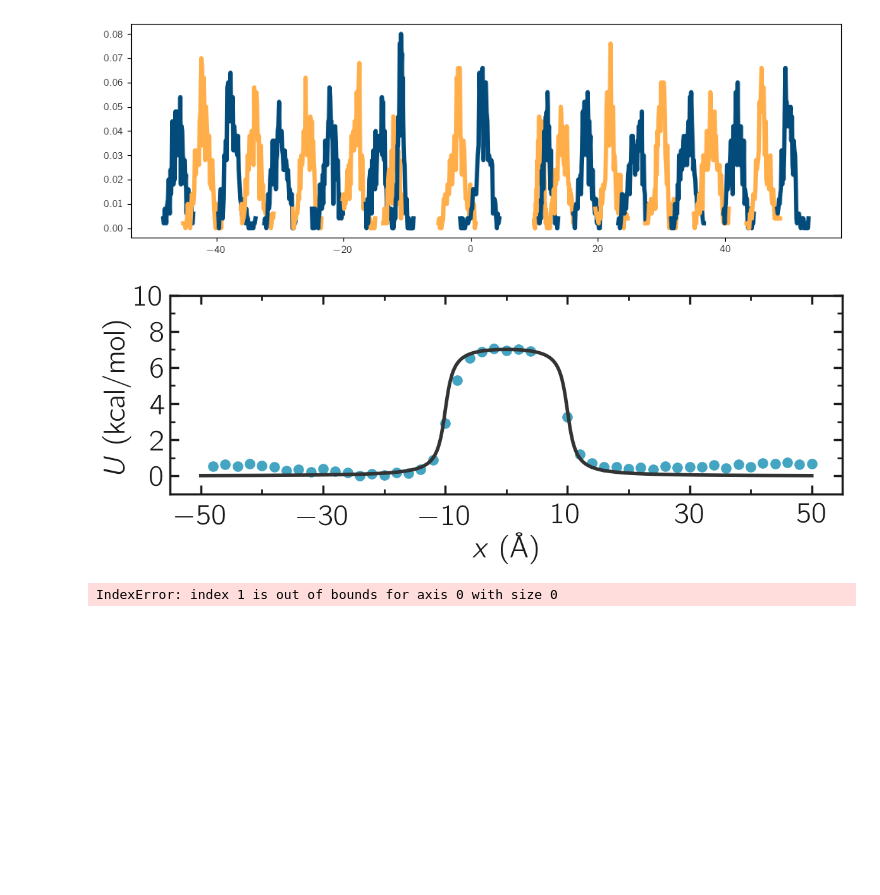
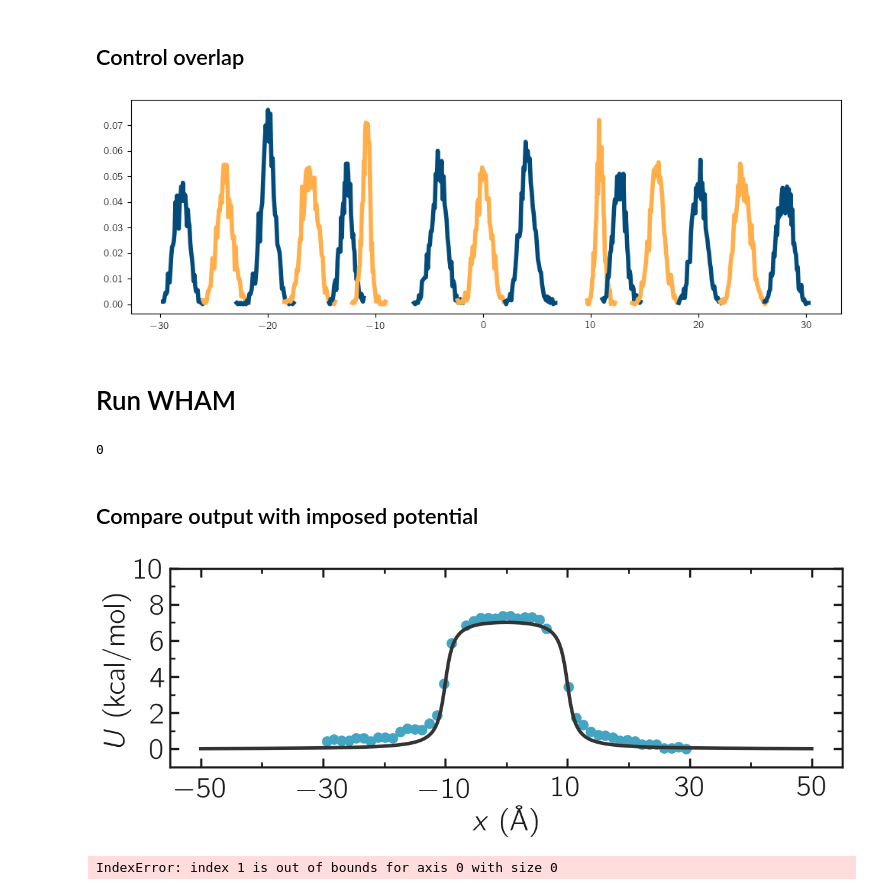
Before and after one commit to lammpstutorials/lammpstutorials-article, a Jupyter notebook: files/tutorial7/solution/umbrella-sampling.ipynb, the cells around one changed output. Saved outputs shown, nothing was run; the diff lists cells and outputs as text; code cells hidden in the pictures; blank space fills up the shorter version.

Commit message:
updated umbrella sampling solution

```diff
--- a/files/tutorial7/solution/umbrella-sampling.ipynb
+++ b/files/tutorial7/solution/umbrella-sampling.ipynb
@@ -41,26 +39,38 @@ create_metadata(k = 0.25)
+# %% [markdown]
+## Control overlap
 # %%
 # Initialise figure
 myplt = PltTools()
 myplt.prepare_figure(fig_size = (12,8), dark_mode = False,
                      transparency = False, use_serif=False, n_colone=1, n_line=2)
 # Panel a
 myplt.add_panel()
 for n in np.arange(1,26):
     file = "umbrella-sampling."+str(n)+".dat"
-    data = np.loadtxt(file)
-    x0 = data[:,2][0]
-    x = data[:,1]
-    a, b = np.histogram(x, bins=50)
-    centers = (b[1:]+b[:-1])/2
-    a = a / np.sum(a)
-    if (n % 2 == 0):
-        myplt.add_plot(x = centers, y = a, type = "plot", linewidth_data = 3,
-                marker = "-", data_color = color1, markersize = 12)
-    else:
-        myplt.add_plot(x = centers, y = a, type = "plot", linewidth_data = 3,
-                marker = "-", data_color = color2, markersize = 12)
+    if os.path.exists(file):
+        data = np.loadtxt(file)
+        x0 = data[:,2][0]
+        x = data[:,1]
+        a, b = np.histogram(x, bins=50)
+        centers = (b[1:]+b[:-1])/2
+        a = a / np.sum(a)
+        if (n % 2 == 0):
+            myplt.add_plot(x = centers, y = a, type = "plot", linewidth_data = 3,
+                    marker = "-", data_color = color1, markersize = 12)
+        else:
+            myplt.add_plot(x = centers, y = a, type = "plot", linewidth_data = 3,
+                    marker = "-", data_color = color2, markersize = 12)
 # %% [output]
-[figure, old version]
+[figure, new version]
+# %% [markdown]
+# Run WHAM
+# %%
+create_metadata(k = 0.5)
+os.system("./wham -30 30 50 1e-8 119.8 0 umbrella-sampling.meta umbrella-sampling.dat > /dev/null 2>&1")
+# %% [output]
+0
+# %% [markdown]
+## Compare output with imposed potential
 # %%
 sigma = 3.405 # Angstrom
 epsilon = 0.238 # Kcal/mol
@@ -82,7 +92,7 @@ myplt.prepare_figure(fig_size = (12,8), dark_mode = False,
 # Panel a
 myplt.add_panel()
 output_wham = read_output_wham()
-myplt.add_plot(x = output_wham[:,0], y = output_wham[:,1]/1.2, type = "plot", linewidth_data = 3,
+myplt.add_plot(x = output_wham[:,0], y = output_wham[:,1], type = "plot", linewidth_data = 3,
             marker = "o", data_color = color3, markersize = 12)
 myplt.add_plot(x = x, y = U, type = "plot", linewidth_data = 3,
     marker = "-", data_color = np.array([0.2, 0.2, 0.2]), markersize = 12)
@@ -96,7 +106,7 @@ myplt.set_boundaries(x_ticks=np.arange(-50, 51, 20), #y_ticks=np.arange(-0., 1.3
 # myplt.add_subplotlabels()
 myplt.save_figure(filename = filename, saving_path = path_figures)
 # %% [output]
-[figure, old version]
+[figure, new version]
 # %%
 import matplotlib.pyplot as plt
 # %%
```
Also changed, not shown: parts of 4 cells of this notebook, 31 other files.
